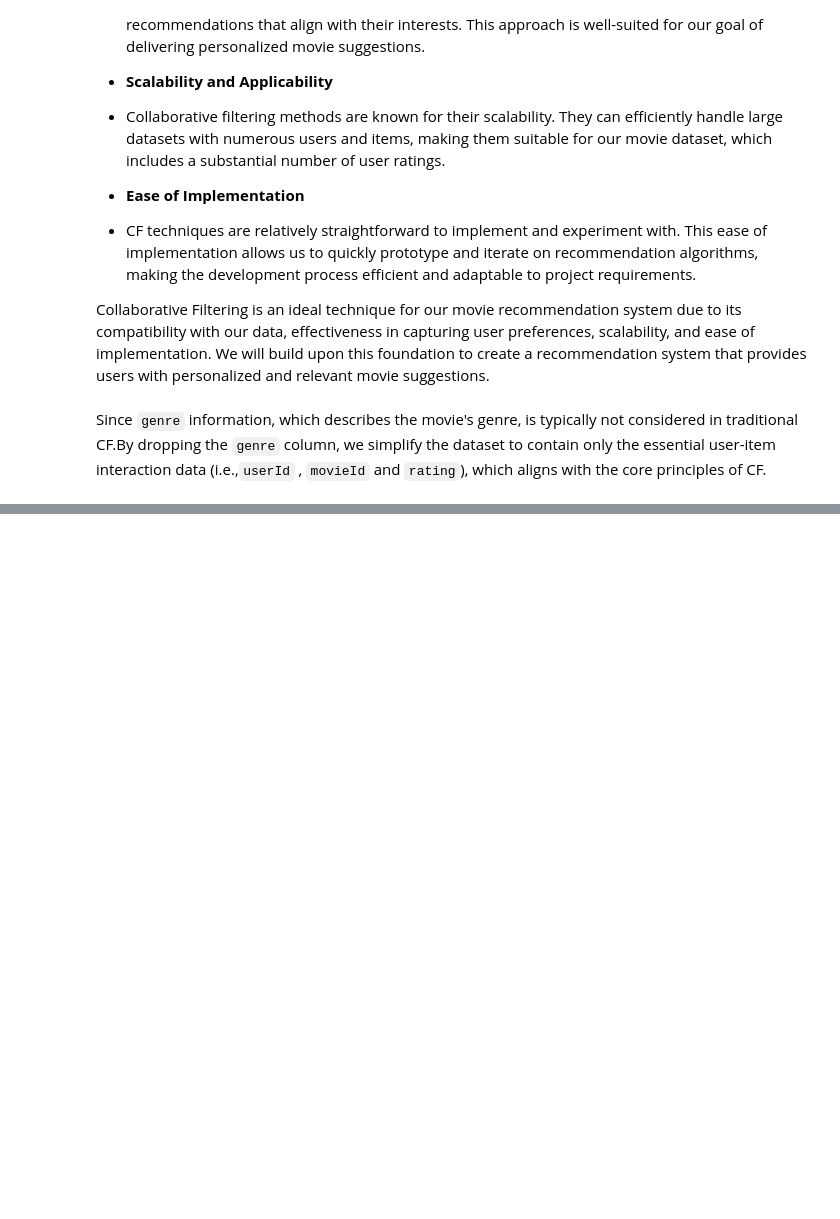
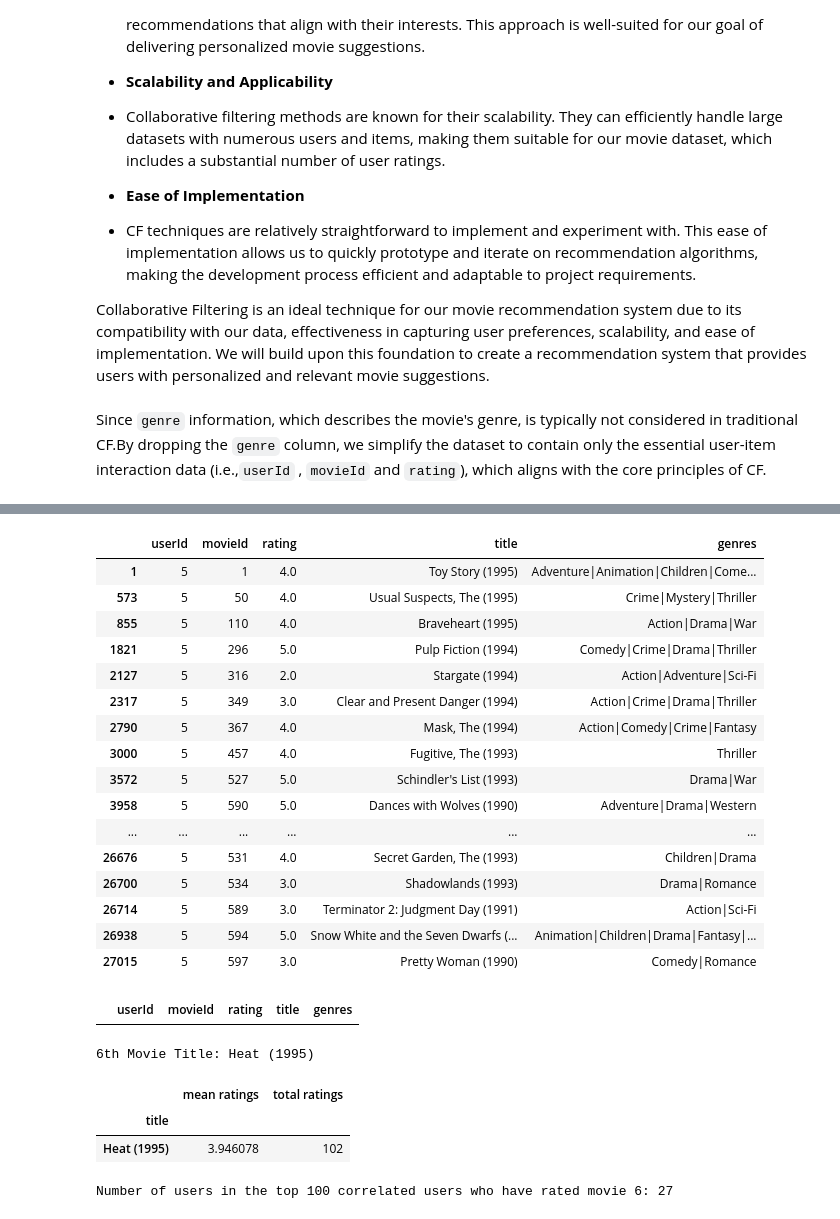
Before and after one commit to Dudimath/ScreenGenius-Smart-Movie-Suggestions, a Jupyter notebook: movie.ipynb, the cells around one changed output, grey strips where cells are left out. Cells and saved outputs as stored; diff of their text form; code cells hidden in the pictures; blank space fills up the shorter version.

Commit message:
Collaborative Filtering

```diff
--- a/movie.ipynb
+++ b/movie.ipynb
@@ -658,0 +775,66 @@ Since `genre` information, which describes the movie's genre, is typically not c
+# %%
+merged_df[ merged_df['userId'] == 5]
+# %% [output]
+|  | userId | movieId | rating | title | genres |
+| 1 | 5 | 1 | 4.0 | Toy Story (1995) | Adventure|Animation|Children|Come... |
+| 573 | 5 | 50 | 4.0 | Usual Suspects, The (1995) | Crime|Mystery|Thriller |
+| 855 | 5 | 110 | 4.0 | Braveheart (1995) | Action|Drama|War |
+| 1821 | 5 | 296 | 5.0 | Pulp Fiction (1994) | Comedy|Crime|Drama|Thriller |
+| 2127 | 5 | 316 | 2.0 | Stargate (1994) | Action|Adventure|Sci-Fi |
+| 2317 | 5 | 349 | 3.0 | Clear and Present Danger (1994) | Action|Crime|Drama|Thriller |
+| 2790 | 5 | 367 | 4.0 | Mask, The (1994) | Action|Comedy|Crime|Fantasy |
+| 3000 | 5 | 457 | 4.0 | Fugitive, The (1993) | Thriller |
+| 3572 | 5 | 527 | 5.0 | Schindler's List (1993) | Drama|War |
+| 3958 | 5 | 590 | 5.0 | Dances with Wolves (1990) | Adventure|Drama|Western |
+| ... | ... | ... | ... | ... | ... |
+| 26676 | 5 | 531 | 4.0 | Secret Garden, The (1993) | Children|Drama |
+| 26700 | 5 | 534 | 3.0 | Shadowlands (1993) | Drama|Romance |
+| 26714 | 5 | 589 | 3.0 | Terminator 2: Judgment Day (1991) | Action|Sci-Fi |
+| 26938 | 5 | 594 | 5.0 | Snow White and the Seven Dwarfs (... | Animation|Children|Drama|Fantasy|... |
+| 27015 | 5 | 597 | 3.0 | Pretty Woman (1990) | Comedy|Romance |
+# %%
+# Check if user2 has rated movie with movieId 6
+user2_rated_movie6 = merged_df[(merged_df['userId'] == 5) & (merged_df['movieId'] == 6)]
+user2_rated_movie6
+# %% [output]
+|  | userId | movieId | rating | title | genres |
+# %%
+# Find the title of the movie with movieId 6
+movie_id_to_find = 6
+movie_title = movies_df['title'][movies_df['movieId'] == movie_id_to_find].values
+
+# Check if the movie was found
+if len(movie_title) > 0:
+    print(f"6th Movie Title: {movie_title[0]}")
+else:
+    print(f"Movie with movieId {movie_id_to_find} not found.")
+# %% [output]
+6th Movie Title: Heat (1995)
+# %%
+mean_ratings.loc[['Heat (1995)']]
+# %% [output]
+|  | mean ratings | total ratings |
+| title |  |  |
+| Heat (1995) | 3.946078 | 102 |
+# %%
+# Get the top 100 users based on correlation
+top100_users = top100_corr_users.keys()
+
+# Initialize a counter and a list to store users who have rated movie 6
+count = 0
+users = list()
+
+# Iterate through the top 100 users
+for user in top100_users:
+    # Filter the DataFrame to find rows where the user rated movie 6
+    user_movie6_ratings = merged_df[(merged_df['userId'] == user) & (merged_df['movieId'] == 6)]
+
+    # Check if the user has any ratings for movie 6
+    if user_movie6_ratings['rating'].sum() > 0:
+        count += 1
+        users.append(user)
+
+# Print the count of users who have rated movie 6 in the top 100 correlated users
+print(f"Number of users in the top 100 correlated users who have rated movie 6: {count}")
+# %% [output]
+Number of users in the top 100 correlated users who have rated movie 6: 27
```
Also changed, not shown: parts of 16 cells of this notebook.
